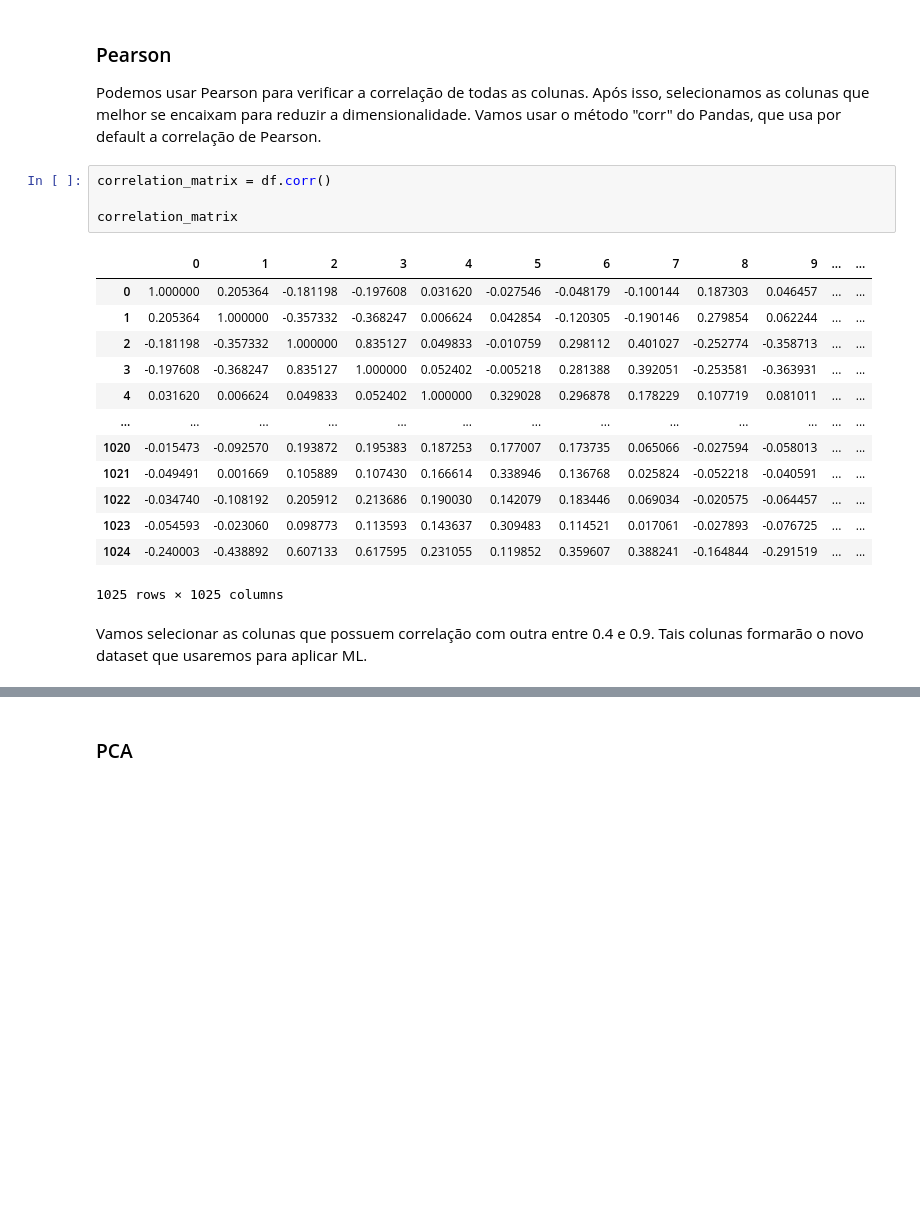
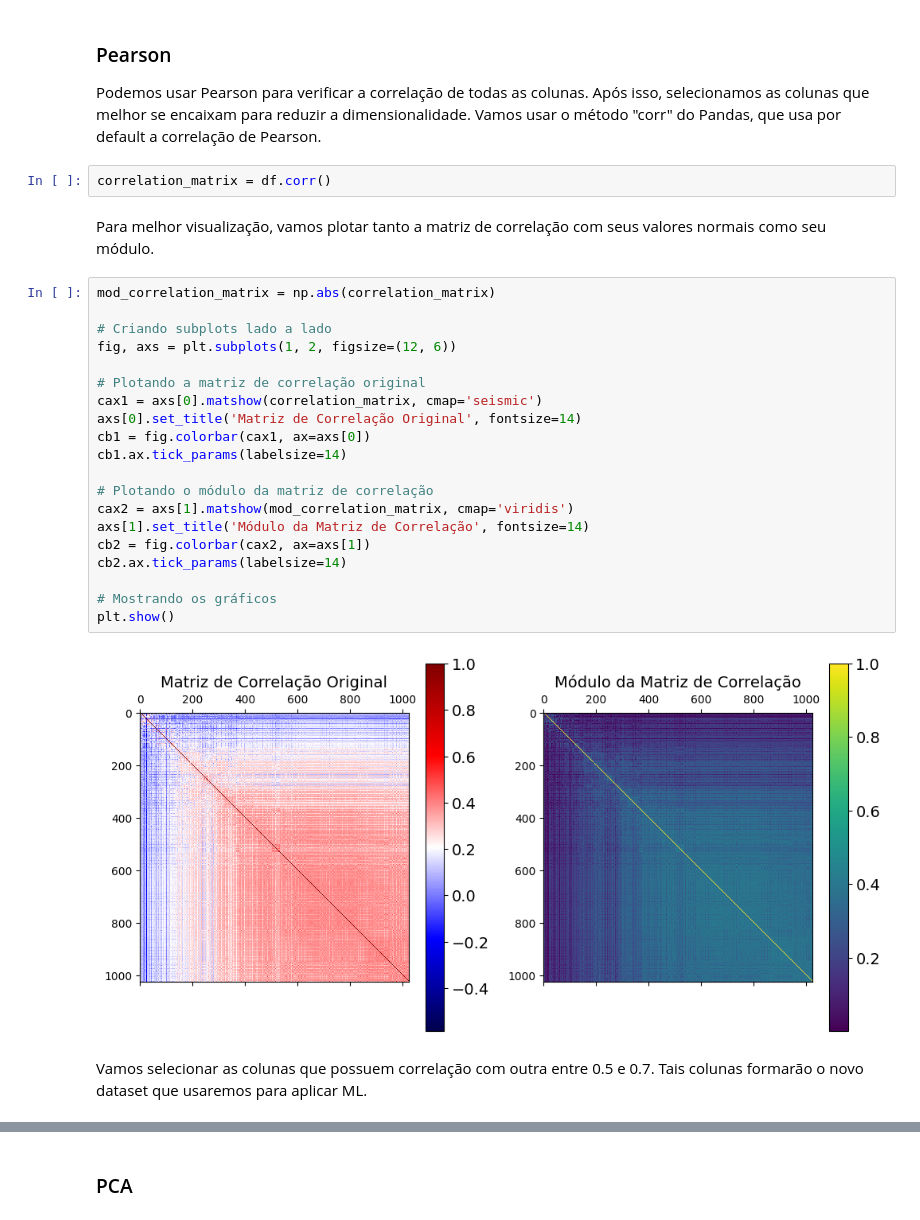
Before and after one commit to cesarpmorais/5G-Data-Training, a Jupyter notebook: data_discovery.ipynb, the cells around one changed output, grey strips where cells are left out. Drawn from its saved outputs; the diff is of its cells as text; blank space fills up the shorter version.

```diff
--- a/data_discovery.ipynb
+++ b/data_discovery.ipynb
@@ -142,22 +142,30 @@ Vamos reduzir a dimensionalidade do nosso banco de dados usando duas técnicas -
 Podemos usar Pearson para verificar a correlação de todas as colunas. Após isso, selecionamos as colunas que melhor se encaixam para reduzir a dimensionalidade. Vamos usar o método "corr" do Pandas, que usa por default a correlação de Pearson.
 # %%
 correlation_matrix = df.corr()
-
-correlation_matrix
-# %% [output]
-|  | 0 | 1 | 2 | 3 | 4 | 5 | 6 | 7 | 8 | 9 | ... | ... |
-| 0 | 1.000000 | 0.205364 | -0.181198 | -0.197608 | 0.031620 | -0.027546 | -0.048179 | -0.100144 | 0.187303 | 0.046457 | ... | ... |
-| 1 | 0.205364 | 1.000000 | -0.357332 | -0.368247 | 0.006624 | 0.042854 | -0.120305 | -0.190146 | 0.279854 | 0.062244 | ... | ... |
-| 2 | -0.181198 | -0.357332 | 1.000000 | 0.835127 | 0.049833 | -0.010759 | 0.298112 | 0.401027 | -0.252774 | -0.358713 | ... | ... |
-| 3 | -0.197608 | -0.368247 | 0.835127 | 1.000000 | 0.052402 | -0.005218 | 0.281388 | 0.392051 | -0.253581 | -0.363931 | ... | ... |
-| 4 | 0.031620 | 0.006624 | 0.049833 | 0.052402 | 1.000000 | 0.329028 | 0.296878 | 0.178229 | 0.107719 | 0.081011 | ... | ... |
-| ... | ... | ... | ... | ... | ... | ... | ... | ... | ... | ... | ... | ... |
-| 1020 | -0.015473 | -0.092570 | 0.193872 | 0.195383 | 0.187253 | 0.177007 | 0.173735 | 0.065066 | -0.027594 | -0.058013 | ... | ... |
-| 1021 | -0.049491 | 0.001669 | 0.105889 | 0.107430 | 0.166614 | 0.338946 | 0.136768 | 0.025824 | -0.052218 | -0.040591 | ... | ... |
-| 1022 | -0.034740 | -0.108192 | 0.205912 | 0.213686 | 0.190030 | 0.142079 | 0.183446 | 0.069034 | -0.020575 | -0.064457 | ... | ... |
-| 1023 | -0.054593 | -0.023060 | 0.098773 | 0.113593 | 0.143637 | 0.309483 | 0.114521 | 0.017061 | -0.027893 | -0.076725 | ... | ... |
-| 1024 | -0.240003 | -0.438892 | 0.607133 | 0.617595 | 0.231055 | 0.119852 | 0.359607 | 0.388241 | -0.164844 | -0.291519 | ... | ... |
-1025 rows × 1025 columns
+# %% [markdown]
+Para melhor visualização, vamos plotar tanto a matriz de correlação com seus valores normais como seu módulo.
+# %%
+mod_correlation_matrix = np.abs(correlation_matrix)
+
+# Criando subplots lado a lado
+fig, axs = plt.subplots(1, 2, figsize=(12, 6))
+
+# Plotando a matriz de correlação original
+cax1 = axs[0].matshow(correlation_matrix, cmap='seismic')
+axs[0].set_title('Matriz de Correlação Original', fontsize=14)
+cb1 = fig.colorbar(cax1, ax=axs[0])
+cb1.ax.tick_params(labelsize=14)
+
+# Plotando o módulo da matriz de correlação
+cax2 = axs[1].matshow(mod_correlation_matrix, cmap='viridis')
+axs[1].set_title('Módulo da Matriz de Correlação', fontsize=14)
+cb2 = fig.colorbar(cax2, ax=axs[1])
+cb2.ax.tick_params(labelsize=14)
+
+# Mostrando os gráficos
+plt.show()
+# %% [output]
+[figure, added]
 # %% [markdown]
-Vamos selecionar as colunas que possuem correlação com outra entre 0.4 e 0.9. Tais colunas formarão o novo dataset que usaremos para aplicar ML.
+Vamos selecionar as colunas que possuem correlação com outra entre 0.5 e 0.7. Tais colunas formarão o novo dataset que usaremos para aplicar ML.
 # %%
```
Also changed, not shown: parts of 11 cells of this notebook, 2 other files.
